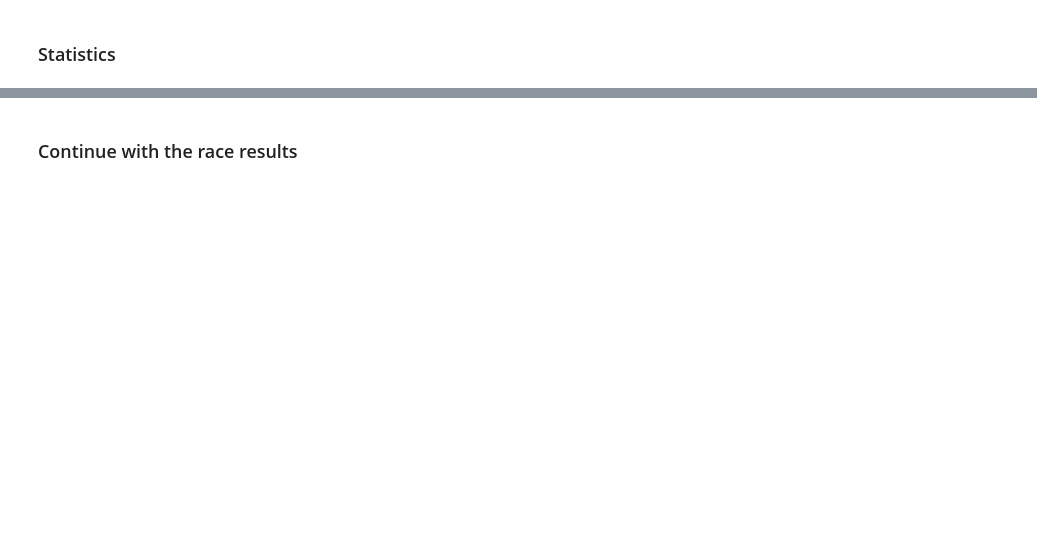
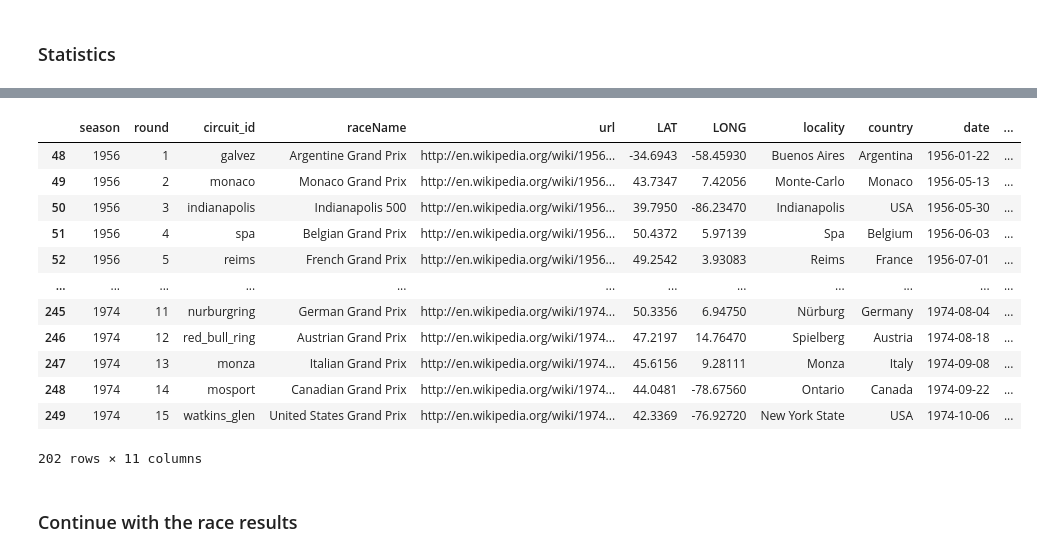
Before and after one commit to autrefois/bootcamp, a Jupyter notebook: 2022/python_workshop/notebooks/08_pandas.ipynb, the cells around one changed output, grey strips where cells are left out. Drawn from its saved outputs; the diff is of its cells as text; code cells hidden in the pictures; blank space fills up the shorter version.

```diff
--- a/2022/python_workshop/notebooks/08_pandas.ipynb
+++ b/2022/python_workshop/notebooks/08_pandas.ipynb
@@ -144,5 +352,21 @@ f1_races.season.value_counts()
 # %%
 # how many circuits between 1955 and 1975?
+
+f1_races[((f1_races['season']) < 1975) & ((f1_races['season']) > 1955)]
+# %% [output]
+|  | season | round | circuit_id | raceName | url | LAT | LONG | locality | country | date | ... |
+| 48 | 1956 | 1 | galvez | Argentine Grand Prix | http://en.wikipedia.org/wiki/1956... | -34.6943 | -58.45930 | Buenos Aires | Argentina | 1956-01-22 | ... |
+| 49 | 1956 | 2 | monaco | Monaco Grand Prix | http://en.wikipedia.org/wiki/1956... | 43.7347 | 7.42056 | Monte-Carlo | Monaco | 1956-05-13 | ... |
+| 50 | 1956 | 3 | indianapolis | Indianapolis 500 | http://en.wikipedia.org/wiki/1956... | 39.7950 | -86.23470 | Indianapolis | USA | 1956-05-30 | ... |
+| 51 | 1956 | 4 | spa | Belgian Grand Prix | http://en.wikipedia.org/wiki/1956... | 50.4372 | 5.97139 | Spa | Belgium | 1956-06-03 | ... |
+| 52 | 1956 | 5 | reims | French Grand Prix | http://en.wikipedia.org/wiki/1956... | 49.2542 | 3.93083 | Reims | France | 1956-07-01 | ... |
+| ... | ... | ... | ... | ... | ... | ... | ... | ... | ... | ... | ... |
+| 245 | 1974 | 11 | nurburgring | German Grand Prix | http://en.wikipedia.org/wiki/1974... | 50.3356 | 6.94750 | Nürburg | Germany | 1974-08-04 | ... |
+| 246 | 1974 | 12 | red_bull_ring | Austrian Grand Prix | http://en.wikipedia.org/wiki/1974... | 47.2197 | 14.76470 | Spielberg | Austria | 1974-08-18 | ... |
+| 247 | 1974 | 13 | monza | Italian Grand Prix | http://en.wikipedia.org/wiki/1974... | 45.6156 | 9.28111 | Monza | Italy | 1974-09-08 | ... |
+| 248 | 1974 | 14 | mosport | Canadian Grand Prix | http://en.wikipedia.org/wiki/1974... | 44.0481 | -78.67560 | Ontario | Canada | 1974-09-22 | ... |
+| 249 | 1974 | 15 | watkins_glen | United States Grand Prix | http://en.wikipedia.org/wiki/1974... | 42.3369 | -76.92720 | New York State | USA | 1974-10-06 | ... |
+202 rows × 11 columns
 # %% [markdown]
 ### Continue with the race results
 # %%
```
Also changed, not shown: parts of 54 cells of this notebook.
